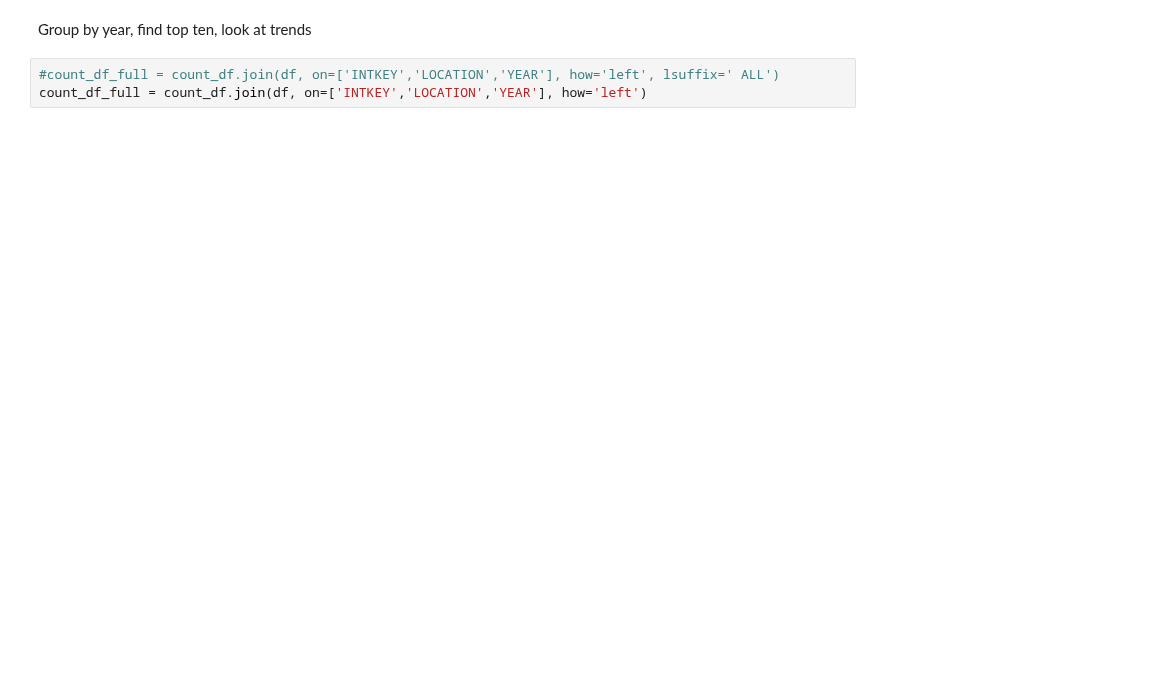
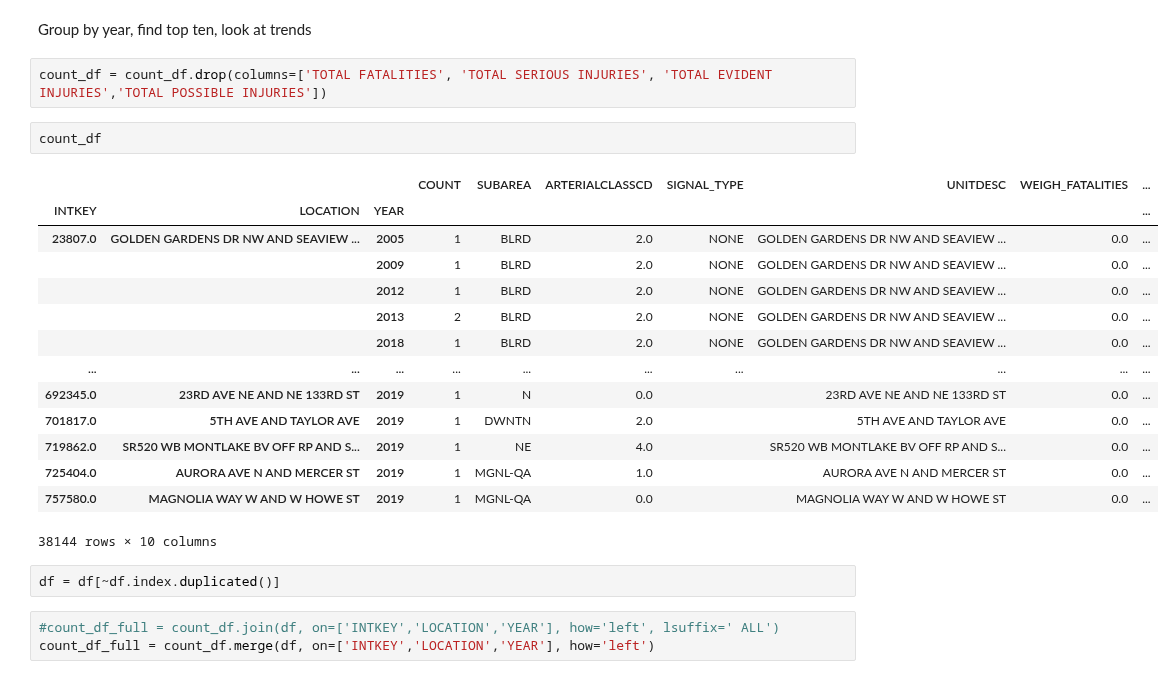
Before and after one commit to DataCircles/traffic_collisions_ml_team1, a Jupyter notebook: notebooks/feli_severity_metric.ipynb, the cells around one changed output. Saved outputs shown, nothing was run; the diff lists cells and outputs as text; blank space fills up the shorter version.

```diff
--- a/notebooks/feli_severity_metric.ipynb
+++ b/notebooks/feli_severity_metric.ipynb
@@ -308,8 +312,29 @@ Name: (29973.0, 6TH AVE AND JAMES ST, 2006), dtype: float64
 # %% [markdown]
 Group by year, find top ten, look at trends
+# %%
+count_df = count_df.drop(columns=['TOTAL FATALITIES', 'TOTAL SERIOUS INJURIES', 'TOTAL EVIDENT INJURIES','TOTAL POSSIBLE INJURIES'])
+# %%
+count_df
+# %% [output]
+|  |  |  | COUNT | SUBAREA | ARTERIALCLASSCD | SIGNAL_TYPE | UNITDESC | WEIGH_FATALITIES | ... |
+| INTKEY | LOCATION | YEAR |  |  |  |  |  |  | ... |
+| 23807.0 | GOLDEN GARDENS DR NW AND SEAVIEW ... | 2005 | 1 | BLRD | 2.0 | NONE | GOLDEN GARDENS DR NW AND SEAVIEW ... | 0.0 | ... |
+|  |  | 2009 | 1 | BLRD | 2.0 | NONE | GOLDEN GARDENS DR NW AND SEAVIEW ... | 0.0 | ... |
+|  |  | 2012 | 1 | BLRD | 2.0 | NONE | GOLDEN GARDENS DR NW AND SEAVIEW ... | 0.0 | ... |
+|  |  | 2013 | 2 | BLRD | 2.0 | NONE | GOLDEN GARDENS DR NW AND SEAVIEW ... | 0.0 | ... |
+|  |  | 2018 | 1 | BLRD | 2.0 | NONE | GOLDEN GARDENS DR NW AND SEAVIEW ... | 0.0 | ... |
+| ... | ... | ... | ... | ... | ... | ... | ... | ... | ... |
+| 692345.0 | 23RD AVE NE AND NE 133RD ST | 2019 | 1 | N | 0.0 |  | 23RD AVE NE AND NE 133RD ST | 0.0 | ... |
+| 701817.0 | 5TH AVE AND TAYLOR AVE | 2019 | 1 | DWNTN | 2.0 |  | 5TH AVE AND TAYLOR AVE | 0.0 | ... |
+| 719862.0 | SR520 WB MONTLAKE BV OFF RP AND S... | 2019 | 1 | NE | 4.0 |  | SR520 WB MONTLAKE BV OFF RP AND S... | 0.0 | ... |
+| 725404.0 | AURORA AVE N AND MERCER ST | 2019 | 1 | MGNL-QA | 1.0 |  | AURORA AVE N AND MERCER ST | 0.0 | ... |
+| 757580.0 | MAGNOLIA WAY W AND W HOWE ST | 2019 | 1 | MGNL-QA | 0.0 |  | MAGNOLIA WAY W AND W HOWE ST | 0.0 | ... |
+38144 rows × 10 columns
+# %%
+df = df[~df.index.duplicated()]
 # %%
 #count_df_full = count_df.join(df, on=['INTKEY','LOCATION','YEAR'], how='left', lsuffix=' ALL')
-count_df_full = count_df.join(df, on=['INTKEY','LOCATION','YEAR'], how='left')
+count_df_full = count_df.merge(df, on=['INTKEY','LOCATION','YEAR'], how='left')
 # %%
 count_df_full
 # %% [output]
```
Also changed, not shown: parts of 8 cells of this notebook.
